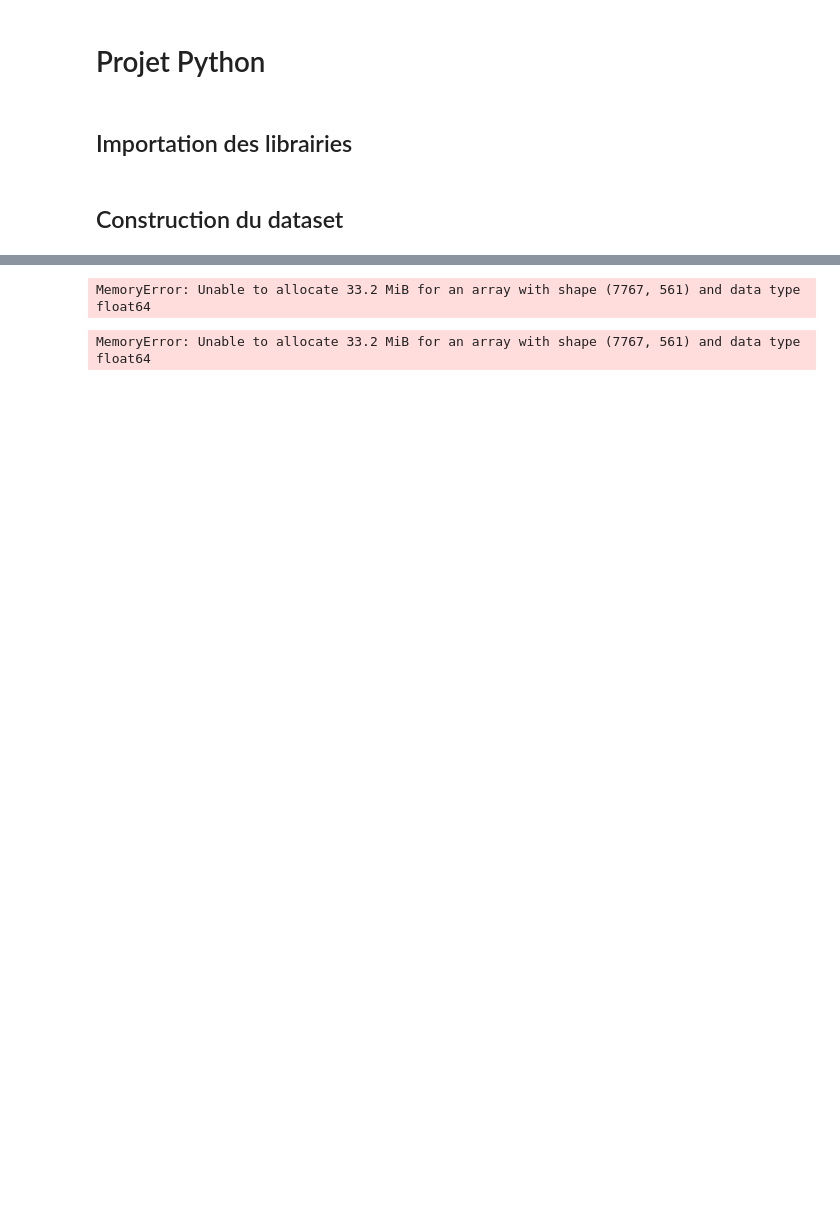
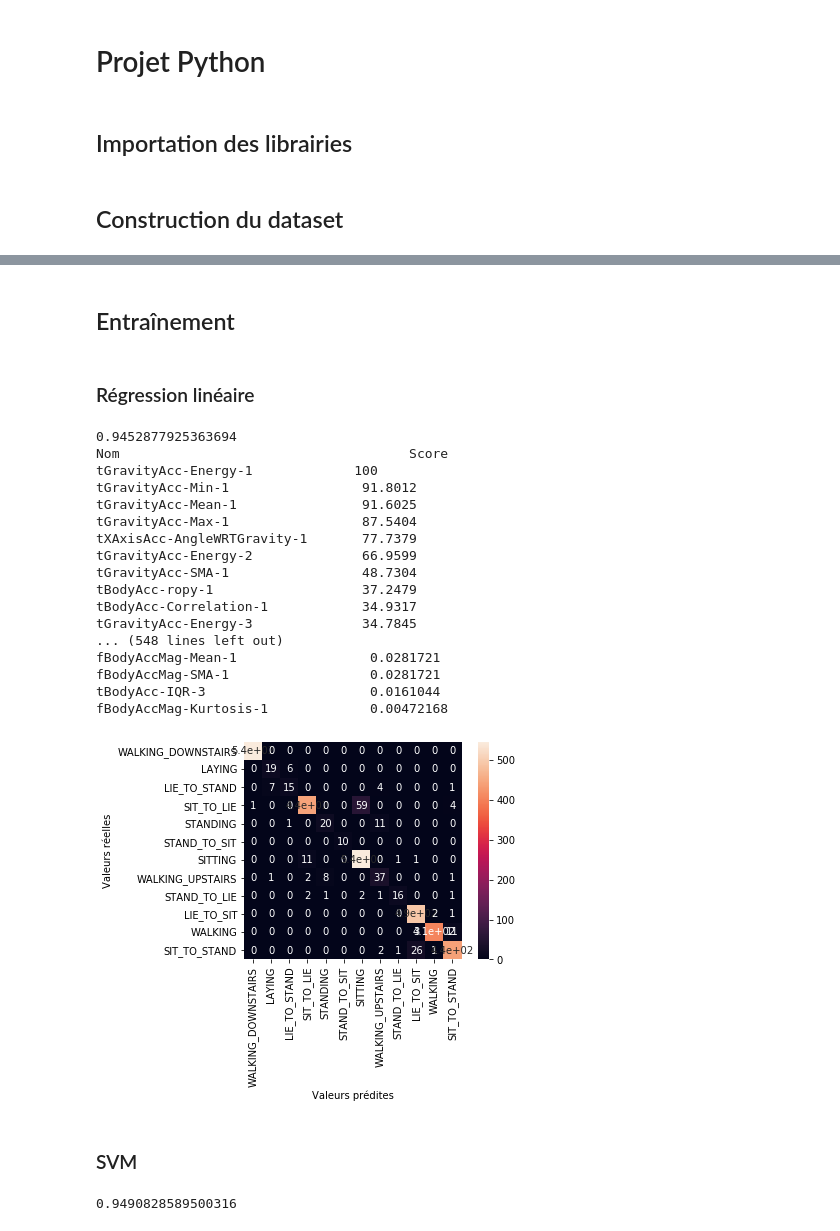
Before and after one commit to Xavier-Lasso/python-data-analysis, a Jupyter notebook: projet.ipynb, the cells around one changed output, grey strips where cells are left out. Drawn from its saved outputs; the diff is of its cells as text; code cells hidden in the pictures; blank space fills up the shorter version.

```diff
--- a/projet.ipynb
+++ b/projet.ipynb
@@ -91,6 +107,29 @@ array([[<matplotlib.axes._subplots.AxesSubplot object at 0x...>,
+# %% [markdown]
+## Entraînement
+# %% [markdown]
+### Régression linéaire
 # %%
 LR = LogisticRegression(max_iter=10000, random_state=0, solver='lbfgs', multi_class='multinomial').fit(x_train, y_train)
-LR.predict(x_test)
-round(LR.score(x_test, y_test), 4)
+res = LR.predict(x_test)
+
+# Précision
+print(LR.score(x_test, y_test))
 # %% [output]
-MemoryError: Unable to allocate 33.2 MiB for an array with shape (7767, 561) and data type float64
+0.9452877925363694
+Nom                                     Score
+tGravityAcc-Energy-1             100
+tGravityAcc-Min-1                 91.8012
+tGravityAcc-Mean-1                91.6025
+tGravityAcc-Max-1                 87.5404
+tXAxisAcc-AngleWRTGravity-1       77.7379
+tGravityAcc-Energy-2              66.9599
+tGravityAcc-SMA-1                 48.7304
+tBodyAcc-ropy-1                   37.2479
+tBodyAcc-Correlation-1            34.9317
+tGravityAcc-Energy-3              34.7845
+... (548 lines left out)
+fBodyAccMag-Mean-1                 0.0281721
+fBodyAccMag-SMA-1                  0.0281721
+tBodyAcc-IQR-3                     0.0161044
+fBodyAccMag-Kurtosis-1             0.00472168
+[figure, added]
@@ -97,6 +148,10 @@ MemoryError: Unable to allocate 33.2 MiB for an array with shape (7767, 561) and
+# %% [markdown]
+### SVM
 # %%
-SVM = svm.SVC(decision_function_shape="ovo").fit(x_train, y_train)
-SVM.predict(x_test)
-round(SVM.score(x_test, y_test), 4)
+SVM = svm.SVC(decision_function_shape="ovo", kernel='linear').fit(x_train, y_train)
+res = SVM.predict(x_test)
+
+# Précision
+print(SVM.score(x_test, y_test))
 # %% [output]
-MemoryError: Unable to allocate 33.2 MiB for an array with shape (7767, 561) and data type float64
+0.9490828589500316
```
Also changed, not shown: parts of 17 cells of this notebook, 1 other file.
